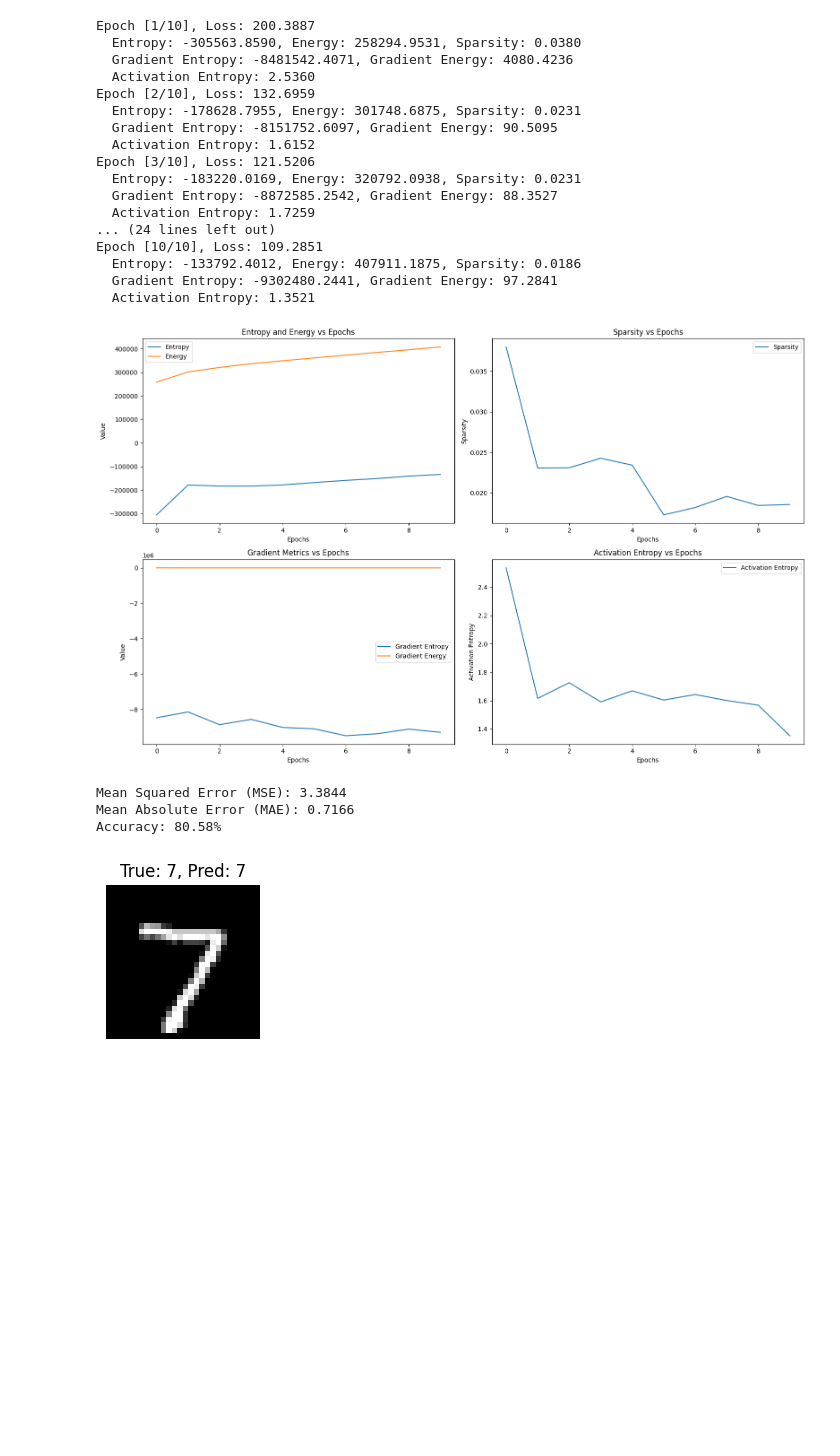
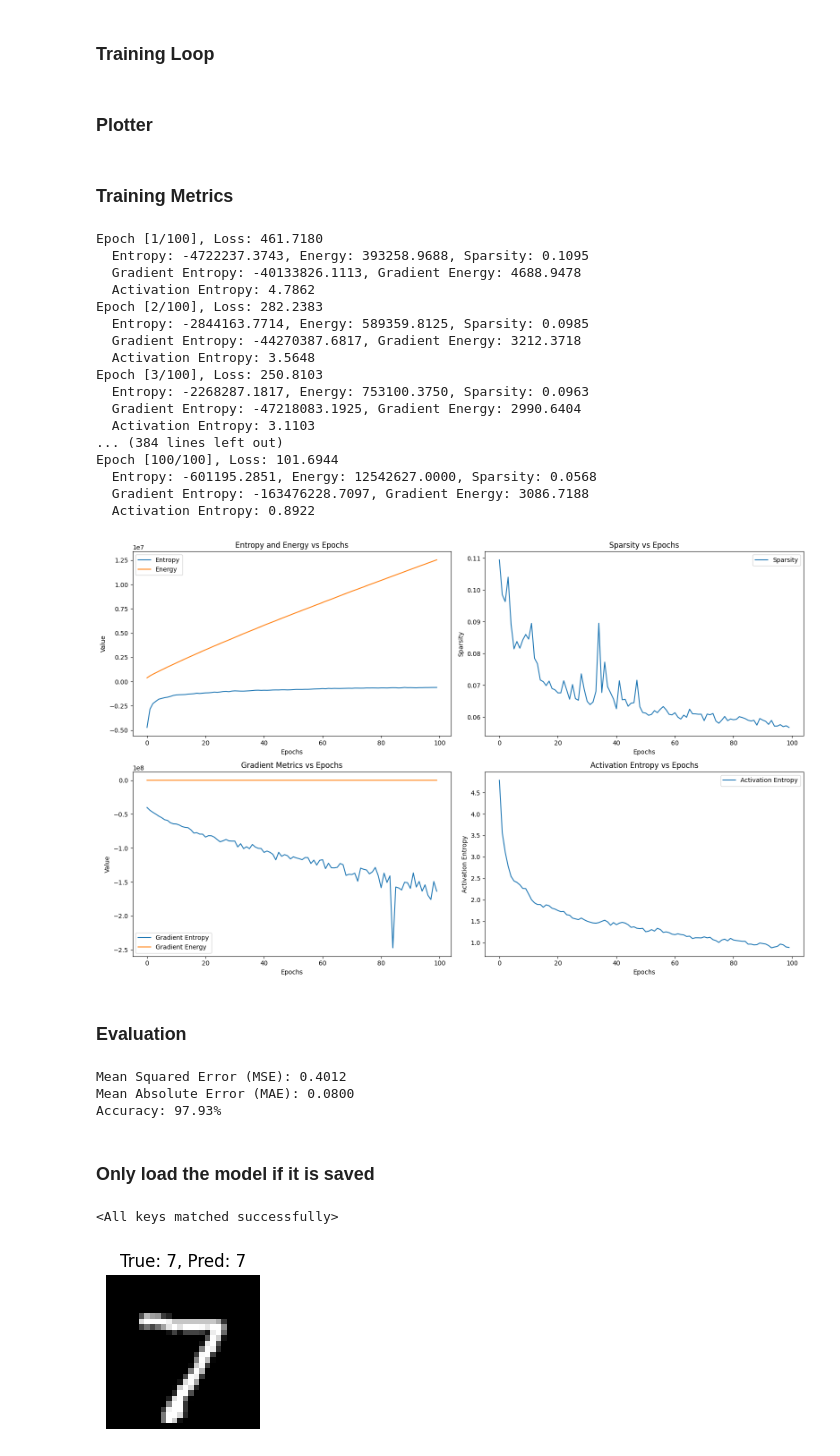
Before and after one commit to vajradevam/vajranet, a Jupyter notebook: main.ipynb, the cells around one changed output. Cells and saved outputs as stored; diff of their text form; code cells hidden in the pictures; blank space fills up the shorter version.

Commit message:
save model

```diff
--- a/main.ipynb
+++ b/main.ipynb
@@ -14,5 +14,5 @@ transform = transforms.Compose([transforms.ToTensor(), transforms.Normalize((0.5
 train_dataset = datasets.MNIST(root='./data', train=True, transform=transform, download=True)
 test_dataset = datasets.MNIST(root='./data', train=False, transform=transform, download=True)
 # %%
-train_loader = DataLoader(train_dataset, batch_size=256, shuffle=True)
-test_loader = DataLoader(test_dataset, batch_size=256, shuffle=False)
+train_loader = DataLoader(train_dataset, batch_size=64, shuffle=True)
+test_loader = DataLoader(test_dataset, batch_size=64, shuffle=False)
@@ -88,6 +92,8 @@ def calculate_activation_entropy(activations):
     histogram, _ = np.histogram(flat_activations, bins=50, density=True)
     histogram = histogram[histogram > 0]
     return -np.sum(histogram * np.log(histogram))
+# %% [markdown]
+### Training Loop
 # %%
 def train_model_with_metrics(model, train_loader, criterion, optimizer, epochs):
     # Initialize logs
@@ -162,6 +168,8 @@ def train_model_with_metrics(model, train_loader, criterion, optimizer, epochs):
         print(f"  Activation Entropy: {epoch_act_entropy/len(train_loader):.4f}")
 
     return entropy_log, energy_log, sparsity_log, gradient_entropy_log, gradient_energy_log, activation_entropy_log
+# %% [markdown]
+### Plotter
 # %%
 def plot_metrics_with_additional_logs(entropy_log, energy_log, sparsity_log, grad_entropy_log, grad_energy_log, act_entropy_log, epochs):
     plt.figure(figsize=(16, 10))
@@ -202,42 +210,46 @@ def plot_metrics_with_additional_logs(entropy_log, energy_log, sparsity_log, gra
 
     plt.tight_layout()
     plt.show()
+# %% [markdown]
+### Training Metrics
 # %%
 # Device Configuration
 device = torch.device("cuda" if torch.cuda.is_available() else "cpu")
 
 # Model, Loss, and Optimizer
 model = MNISTNet().to(device)
 criterion = nn.CrossEntropyLoss()
-optimizer = optim.Adam(model.parameters(), lr=0.01)
+optimizer = optim.Adam(model.parameters(), lr=0.001)
 
 # Training and Metric Analysis
 epochs = 100
 entropy_log, energy_log, sparsity_log, grad_entropy_log, grad_energy_log, act_entropy_log = train_model_with_metrics(
     model, train_loader, criterion, optimizer, epochs
 )
 
 # Plot all metrics
 plot_metrics_with_additional_logs(entropy_log, energy_log, sparsity_log, grad_entropy_log, grad_energy_log, act_entropy_log, epochs)
 # %% [output]
-Epoch [1/10], Loss: 200.3887
-  Entropy: -305563.8590, Energy: 258294.9531, Sparsity: 0.0380
-  Gradient Entropy: -8481542.4071, Gradient Energy: 4080.4236
-  Activation Entropy: 2.5360
-Epoch [2/10], Loss: 132.6959
-  Entropy: -178628.7955, Energy: 301748.6875, Sparsity: 0.0231
-  Gradient Entropy: -8151752.6097, Gradient Energy: 90.5095
-  Activation Entropy: 1.6152
-Epoch [3/10], Loss: 121.5206
-  Entropy: -183220.0169, Energy: 320792.0938, Sparsity: 0.0231
-  Gradient Entropy: -8872585.2542, Gradient Energy: 88.3527
-  Activation Entropy: 1.7259
-... (24 lines left out)
-Epoch [10/10], Loss: 109.2851
-  Entropy: -133792.4012, Energy: 407911.1875, Sparsity: 0.0186
-  Gradient Entropy: -9302480.2441, Gradient Energy: 97.2841
-  Activation Entropy: 1.3521
+Epoch [1/100], Loss: 461.7180
+  Entropy: -4722237.3743, Energy: 393258.9688, Sparsity: 0.1095
+  Gradient Entropy: -40133826.1113, Gradient Energy: 4688.9478
+  Activation Entropy: 4.7862
+Epoch [2/100], Loss: 282.2383
+  Entropy: -2844163.7714, Energy: 589359.8125, Sparsity: 0.0985
+  Gradient Entropy: -44270387.6817, Gradient Energy: 3212.3718
+  Activation Entropy: 3.5648
+Epoch [3/100], Loss: 250.8103
+  Entropy: -2268287.1817, Energy: 753100.3750, Sparsity: 0.0963
+  Gradient Entropy: -47218083.1925, Gradient Energy: 2990.6404
+  Activation Entropy: 3.1103
+... (384 lines left out)
+Epoch [100/100], Loss: 101.6944
+  Entropy: -601195.2851, Energy: 12542627.0000, Sparsity: 0.0568
+  Gradient Entropy: -163476228.7097, Gradient Energy: 3086.7188
+  Activation Entropy: 0.8922
-[figure, old version]
+[figure, new version]
+# %% [markdown]
+### Evaluation
 # %%
 from sklearn.metrics import mean_squared_error, mean_absolute_error, accuracy_score
 
@@ -285,6 +297,6 @@ def evaluate_model_on_test_set(model, test_loader, device):
 # Evaluate the model
 mse, mae, accuracy = evaluate_model_on_test_set(model, test_loader, device)
 # %% [output]
-Mean Squared Error (MSE): 3.3844
-Mean Absolute Error (MAE): 0.7166
-Accuracy: 80.58%
+Mean Squared Error (MSE): 0.4012
+Mean Absolute Error (MAE): 0.0800
+Accuracy: 97.93%
@@ -291,3 +305,13 @@ Accuracy: 80.58%
+# %% [markdown]
+### Only load the model if it is saved
+# %%
+# model instance (same architecture)
+loaded_model = MNISTNet().to(device)
+
+# Load state dict
+loaded_model.load_state_dict(torch.load("./saved/saved_model_04:12_07-12-2024.pth"))
+# %% [output]
+<All keys matched successfully>
 # %%
 import matplotlib.pyplot as plt
 
```
Also changed, not shown: parts of 4 cells of this notebook, 1 other file.
